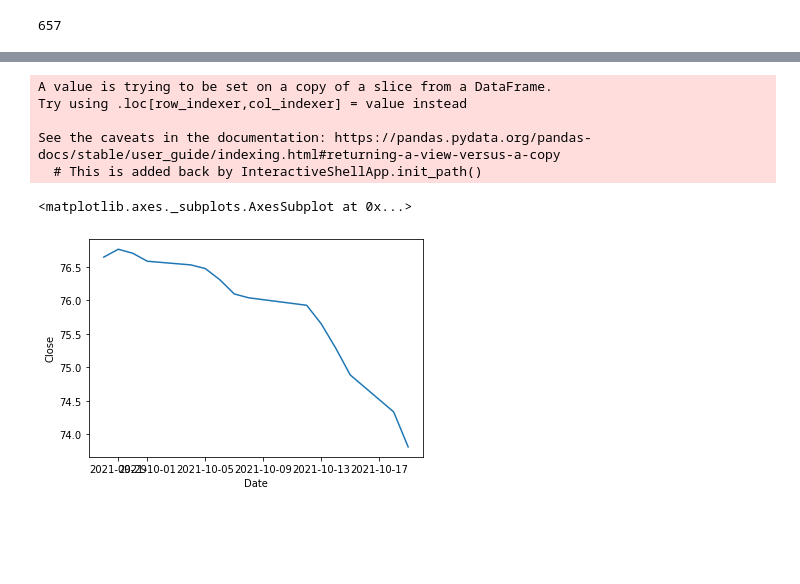
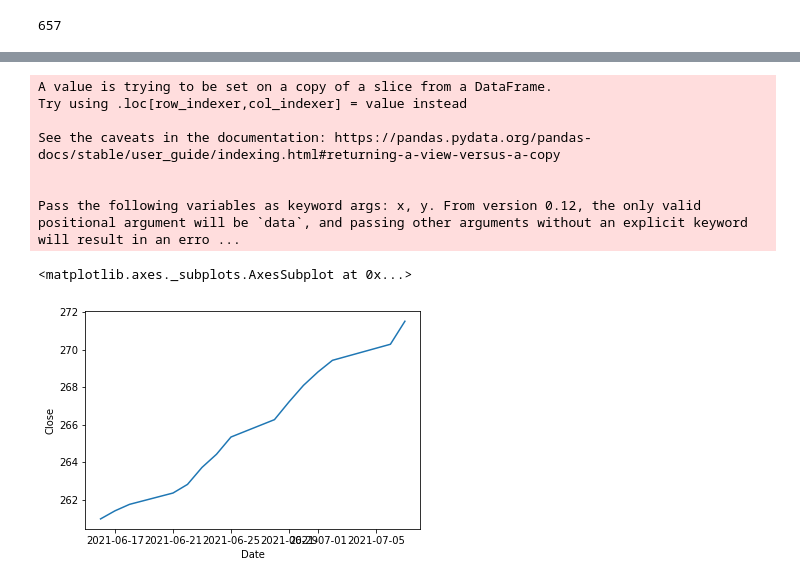
Before and after one commit to graphtrek/stockforecast, a Jupyter notebook: graphtrek_5.ipynb, the cells around one changed output, grey strips where cells are left out. Cells and saved outputs as stored; diff of their text form; code cells hidden in the pictures; blank space fills up the shorter version.

```diff
--- a/graphtrek_5.ipynb
+++ b/graphtrek_5.ipynb
@@ -162,24 +157,26 @@ scaler = StandardScaler()
 scaler = scaler.fit(df_for_training)
 df_for_training_scaled = scaler.transform(df_for_training)
 # %%
-#As required for LSTM networks, we require to reshape an input data into n_samples x timesteps x n_features.
-#In this example, the n_features is 5. We will make timesteps = 14 (past days data used for training).
+def create_LSTM_input(df_with_features,n_past=6):
+  #As required for LSTM networks, we require to reshape an input data into n_samples x timesteps x n_features.
+  #In this example, the n_features is 5. We will make timesteps = 14 (past days data used for training).
 
-#Empty lists to be populated using formatted training data
-trainX = []
-trainY = []
+  #Empty lists to be populated using formatted training data
+  trainX = []
+  trainY = []
 
-n_future = 1   # Number of days we want to look into the future based on the past days.
-n_past = 14  # Number of past days we want to use to predict the future.
+  n_future = 1   # Number of days we want to look into the future based on the past days.
+  n_past = 14  # Number of past days we want to use to predict the future.
 
-#Reformat input data into a shape: (n_samples x timesteps x n_features)
-#In my example, my df_for_training_scaled has a shape (12823, 5)
-#12823 refers to the number of data points and 5 refers to the columns (multi-variables).
-for i in range(n_past, len(df_for_training_scaled) - n_future +1):
-    trainX.append(df_for_training_scaled[i - n_past:i, 0:df_for_training.shape[1]])
-    trainY.append(df_for_training_scaled[i + n_future - 1:i + n_future, 0])
+  #Reformat input data into a shape: (n_samples x timesteps x n_features)
+  #In my example, my df_with_features has a shape (12823, 4)
+  #12823 refers to the number of data points and 5 refers to the columns (multi-variables).
+  for i in range(n_past, len(df_with_features) - n_future +1):
+      trainX.append(df_for_training_scaled[i - n_past:i, 0:df_for_training.shape[1]])
+      trainY.append(df_for_training_scaled[i + n_future - 1:i + n_future, 0])
 
-trainX, trainY = np.array(trainX), np.array(trainY)
+  trainX, trainY = np.array(trainX), np.array(trainY)
 
-print('trainX shape == {}.'.format(trainX.shape))
-print('trainY shape == {}.'.format(trainY.shape))
+  print('trainX shape == {}.'.format(trainX.shape))
+  print('trainY shape == {}.'.format(trainY.shape))
+  return trainX, trainY
@@ -188,0 +183,2 @@ trainY shape == (716, 1).
+# %%
+trainX, trainY = create_LSTM_input(df_for_training_scaled,14)
@@ -243,8 +242,8 @@ us_bd = CustomBusinessDay(calendar=USFederalHolidayCalendar())
 #as inputs for prediction. We only have all 5 variables until the last day in our dataset.
 n_past = 16
 n_days_for_prediction=15  #let us predict past 15 days
-train_dates = pd.to_datetime(df['Date'])
-print(df.head())
+train_dates = pd.to_datetime(df_train['Date'])
+print(df_train.head())
 predict_period_dates = pd.date_range(list(train_dates)[-n_past], periods=n_days_for_prediction, freq=us_bd).tolist()
 print(predict_period_dates)
 # %% [output]
@@ -288,24 +287,26 @@ print(y_pred_future)
 # %%
 # Convert timestamp to date
 forecast_dates = []
 for time_i in predict_period_dates:
     forecast_dates.append(time_i.date())
 
 df_forecast = pd.DataFrame({'Date':np.array(forecast_dates), 'Close':y_pred_future})
 df_forecast['Date']=pd.to_datetime(df_forecast['Date'])
 
 
-original = df[['Date', 'Close']]
+original = df_train[['Date', 'Close']]
 original['Date']=pd.to_datetime(original['Date'])
 original = original.loc[original['Date'] >= '2020-8-1']
 
-#sns.lineplot(original['Date'], original['Close'])
+#ns.lineplot(original['Date'], original['Close'])
 sns.lineplot(df_forecast['Date'], df_forecast['Close'])
 # %% [output]
 A value is trying to be set on a copy of a slice from a DataFrame.
 Try using .loc[row_indexer,col_indexer] = value instead
 
 See the caveats in the documentation: https://pandas.pydata.org/pandas-docs/stable/user_guide/indexing.html#returning-a-view-versus-a-copy
-  # This is added back by InteractiveShellApp.init_path()
+
+
+Pass the following variables as keyword args: x, y. From version 0.12, the only valid positional argument will be `data`, and passing other arguments without an explicit keyword will result in an erro ...
 <matplotlib.axes._subplots.AxesSubplot at 0x...>
-[figure, old version]
+[figure, new version]
```
Also changed, not shown: parts of 8 cells of this notebook.
